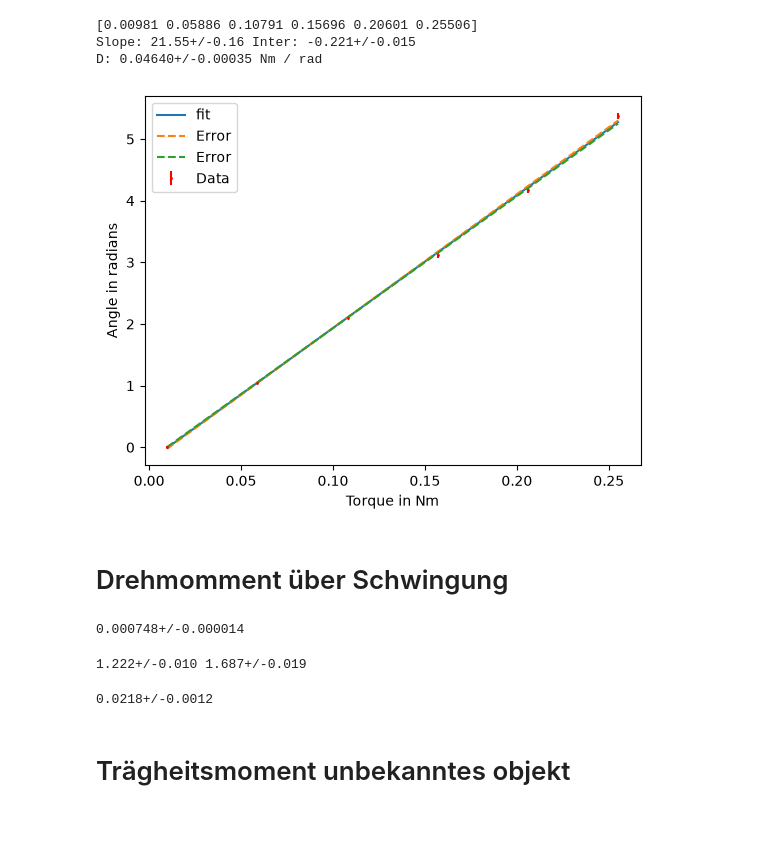
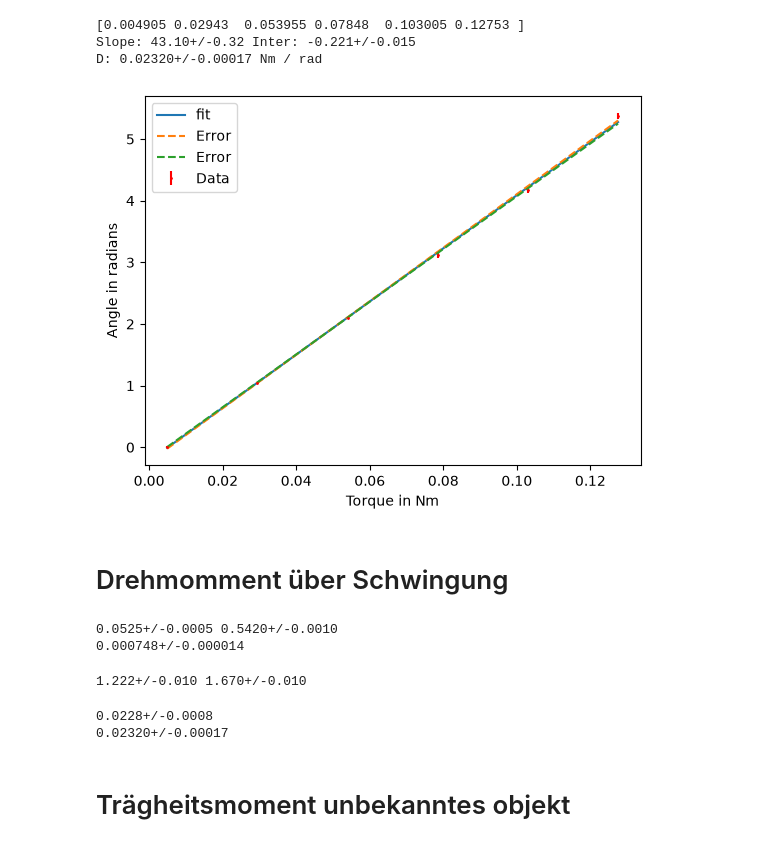
Before and after one commit to Bergschaf/PAP1, a Jupyter notebook: V12/V12.ipynb, the cells around one changed output. Cells and saved outputs as stored; diff of their text form; code cells hidden in the pictures.

```diff
--- a/V12/V12.ipynb
+++ b/V12/V12.ipynb
@@ -7,7 +7,7 @@ import scipy
 # Aufgabe 1
 # Gewicht zu Winkel
 # Gewichte in g
-Gewichte = (np.array([10,60,110,160,210,260]) / 1000) *2
+Gewichte = (np.array([10,60,110,160,210,260]) / 1000)
 
 g = 9.81
 
@@ -52,37 +52,37 @@ class UCurve:
 
         y_fit_e1 = self.inter - self.d_inter + (self.slope + self.d_slope) * x_data
         plt.plot(x_data, y_fit_e1, label = "Error", linestyle="dashed")
 
         y_fit_e2 = self.inter + self.d_inter + (self.slope - self.d_slope) * x_data
         plt.plot(x_data, y_fit_e2, label = "Error", linestyle="dashed")
 
         plt.legend()
 
         plt.xlabel(xlabel)
         plt.ylabel(ylabel)
         if filename != "":
             plt.savefig(filename)
         else:
             plt.show()
 
 def uarray_from_arrayu(au):
     values, stds = [], []
     for x in au:
         values.append(x.nominal_value)
         stds.append(x.std_dev)
     return unp.uarray(values,stds)
 
 fit = UCurve.ufit(Drehmoment, Winkel_radians)
 print(fit)
 fit.draw_avg_with_errorbars(Drehmoment, Winkel_radians, "Torque in Nm", "Angle in radians",filename= "Aufgabe1.svg")
 D = 1 / fit.get_uslope()
 
 print(f"D: {D} Nm / rad")
 # %% [output]
-[0.00981 0.05886 0.10791 0.15696 0.20601 0.25506]
-Slope: 21.55+/-0.16 Inter: -0.221+/-0.015
-D: 0.04640+/-0.00035 Nm / rad
+[0.004905 0.02943  0.053955 0.07848  0.103005 0.12753 ]
+Slope: 43.10+/-0.32 Inter: -0.221+/-0.015
+D: 0.02320+/-0.00017 Nm / rad
-[figure, old version]
+[figure, new version]
 # %% [markdown]
 # Drehmomment über Schwingung
 # %%
@@ -91,16 +91,17 @@ Gewicht_Scheibe = ufloat(542,1) / 1000 # in kg
 
 J_Scheibe = 1/2 * (Gewicht_Scheibe) * Radius_Scheibe ** 2
 
-#print(Radius_Scheibe, Gewicht_Scheibe)
+print(Radius_Scheibe, Gewicht_Scheibe)
 print(J_Scheibe)
 # %% [output]
+0.0525+/-0.0005 0.5420+/-0.0010
 0.000748+/-0.000014
 # %%
 def Fehler_des_Mittelwerts(array):
     return np.std(array,ddof=1) / np.sqrt(3)
 # %%
 Zeiten_ohne_Scheibe = [24.45,24.46,24.4] # Nur der Tisch
-Zeiten_mit_Scheibe = [33.40,33.42,34.39]
+Zeiten_mit_Scheibe = [33.40,33.42,33.39]
 Reaktionszeit = 0.2
 
 T_1 = ufloat(np.average(Zeiten_ohne_Scheibe),np.sqrt(Reaktionszeit ** 2 + Fehler_des_Mittelwerts(Zeiten_ohne_Scheibe) ** 2)) # ohne Scheibe
@@ -110,14 +111,15 @@ T_1 = T_1 / 20
 T_2 = T_2 / 20
 print(T_1, T_2)
 # %% [output]
-1.222+/-0.010 1.687+/-0.019
+1.222+/-0.010 1.670+/-0.010
 # %%
 
 D_ = 4 * np.pi** 2 * J_Scheibe / (T_2 ** 2 - T_1 ** 2)
 print(D_)
-#print(D)
+print(D)
 # %% [output]
-0.0218+/-0.0012
+0.0228+/-0.0008
+0.02320+/-0.00017
 # %% [markdown]
 # Trägheitsmoment unbekanntes objekt
 # %%
```
